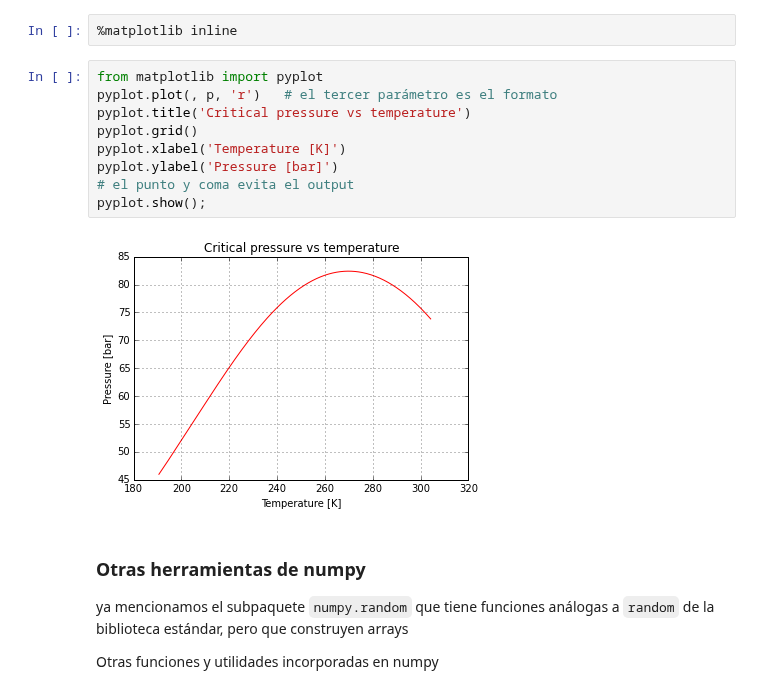
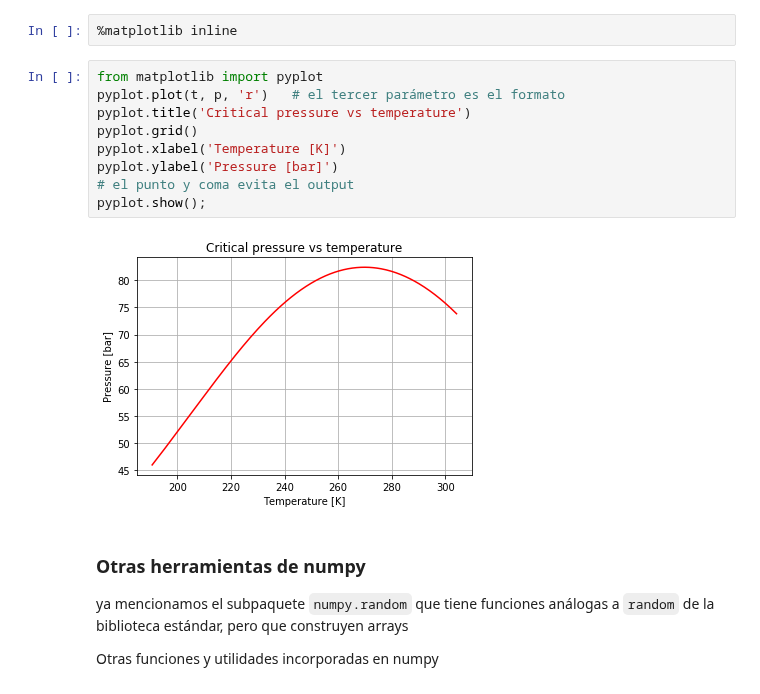
Before and after one commit to mgaitan/curso-python-cientifico, a Jupyter notebook: Clase 4.ipynb, the cells around one changed output. Drawn from its saved outputs; the diff is of its cells as text.

```diff
--- a/Clase 4.ipynb
+++ b/Clase 4.ipynb
@@ -1067,15 +963,15 @@ Podemos graficar algo sencillo
 %matplotlib inline
 # %%
 from matplotlib import pyplot
-pyplot.plot(, p, 'r')   # el tercer parámetro es el formato
+pyplot.plot(t, p, 'r')   # el tercer parámetro es el formato
 pyplot.title('Critical pressure vs temperature')
 pyplot.grid()
 pyplot.xlabel('Temperature [K]')
 pyplot.ylabel('Pressure [bar]')
 # el punto y coma evita el output
 pyplot.show();
 # %% [output]
-[figure, old version]
+[figure, new version]
 # %% [markdown]
 ### Otras herramientas de numpy
 
```
Also changed, not shown: parts of 63 cells of this notebook, 6 other files.
